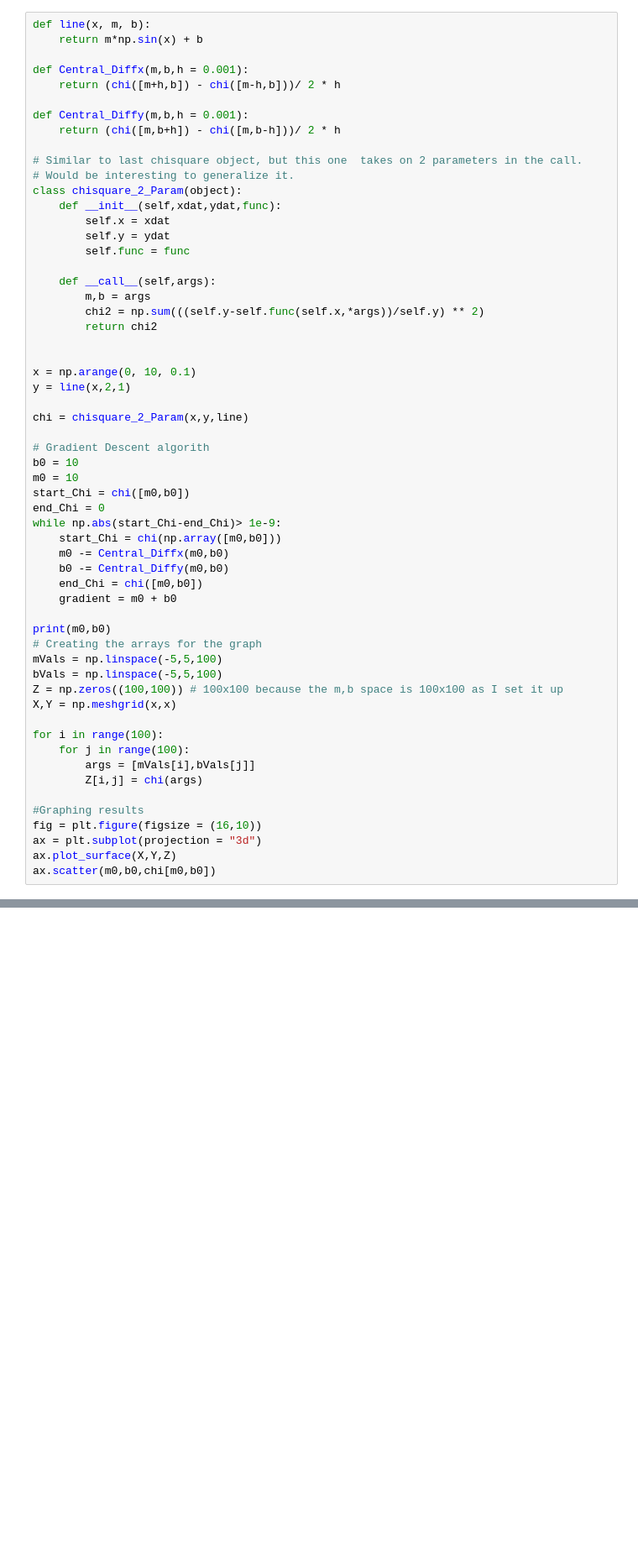
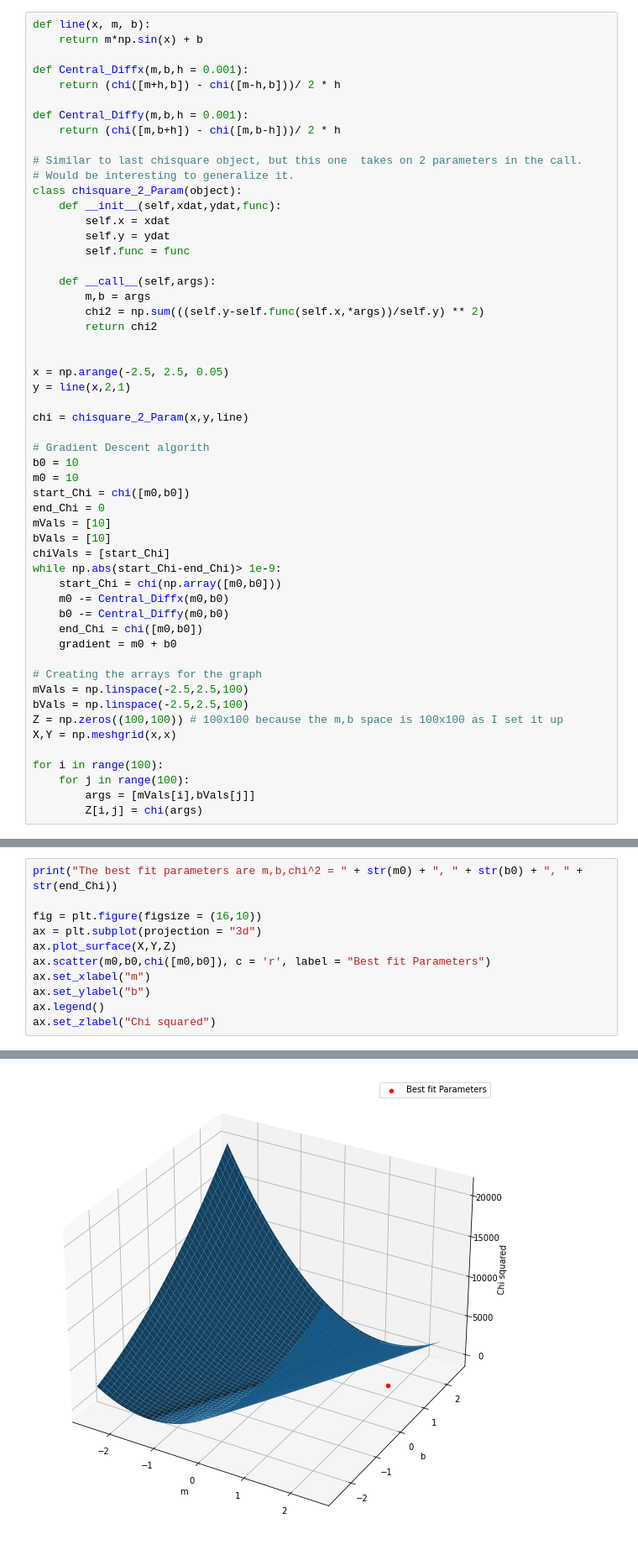
Before and after one commit to GeoffHennessy/Hennessy-Phys50733, a Jupyter notebook: Homework_5/Homework5.ipynb, the cells around one changed output, grey strips where cells are left out. Shown at 84% size. Saved outputs shown, nothing was run; the diff lists cells and outputs as text; blank space fills up the shorter version.

Commit message:
Finished HW 5. Problems graphing best fit params

```diff
--- a/Homework_5/Homework5.ipynb
+++ b/Homework_5/Homework5.ipynb
@@ -186,7 +184,7 @@ class chisquare_2_Param(object):
         return chi2
 
 
-x = np.arange(0, 10, 0.1)
+x = np.arange(-2.5, 2.5, 0.05)
 y = line(x,2,1)
 
 chi = chisquare_2_Param(x,y,line)
@@ -196,6 +194,9 @@ b0 = 10
 m0 = 10
 start_Chi = chi([m0,b0])
 end_Chi = 0
+mVals = [10]
+bVals = [10]
+chiVals = [start_Chi]
 while np.abs(start_Chi-end_Chi)> 1e-9:
     start_Chi = chi(np.array([m0,b0]))
     m0 -= Central_Diffx(m0,b0)
@@ -203,10 +204,9 @@ while np.abs(start_Chi-end_Chi)> 1e-9:
     end_Chi = chi([m0,b0])
     gradient = m0 + b0
 
-print(m0,b0)
 # Creating the arrays for the graph
-mVals = np.linspace(-5,5,100)
-bVals = np.linspace(-5,5,100)
+mVals = np.linspace(-2.5,2.5,100)
+bVals = np.linspace(-2.5,2.5,100)
 Z = np.zeros((100,100)) # 100x100 because the m,b space is 100x100 as I set it up
 X,Y = np.meshgrid(x,x)
 
@@ -214,9 +214,3 @@ for i in range(100):
     for j in range(100):
         args = [mVals[i],bVals[j]]
         Z[i,j] = chi(args)
-
-#Graphing results
-fig = plt.figure(figsize = (16,10))
-ax = plt.subplot(projection = "3d")
-ax.plot_surface(X,Y,Z)
-ax.scatter(m0,b0,chi[m0,b0])
@@ -226,0 +217,12 @@ TypeError: 'chisquare_2_Param' object is not subscriptable
+# %%
+print("The best fit parameters are m,b,chi^2 = " + str(m0) + ", " + str(b0) + ", " + str(end_Chi))
+
+fig = plt.figure(figsize = (16,10))
+ax = plt.subplot(projection = "3d")
+ax.plot_surface(X,Y,Z)
+ax.scatter(m0,b0,chi([m0,b0]), c = 'r', label = "Best fit Parameters")
+ax.set_xlabel("m")
+ax.set_ylabel("b")
+ax.legend()
+ax.set_zlabel("Chi squared")
+# %% [output]
@@ -226,0 +231 @@ TypeError: 'chisquare_2_Param' object is not subscriptable
+[figure, added]
```
Also changed, not shown: parts of 6 cells of this notebook.
